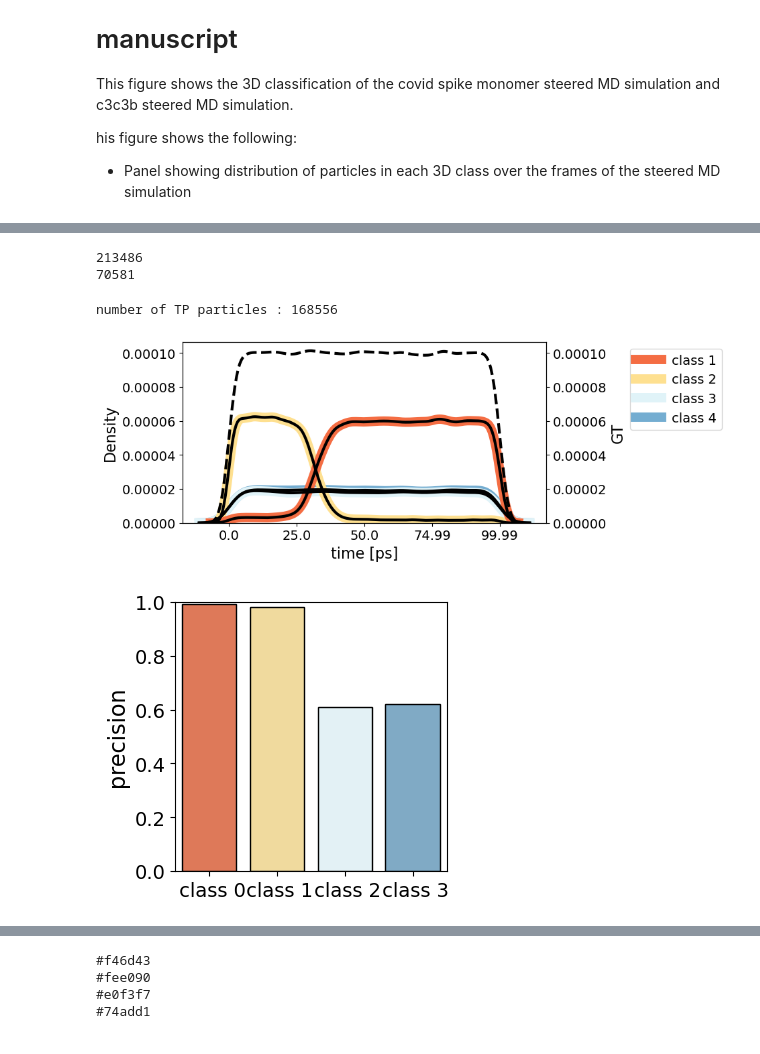
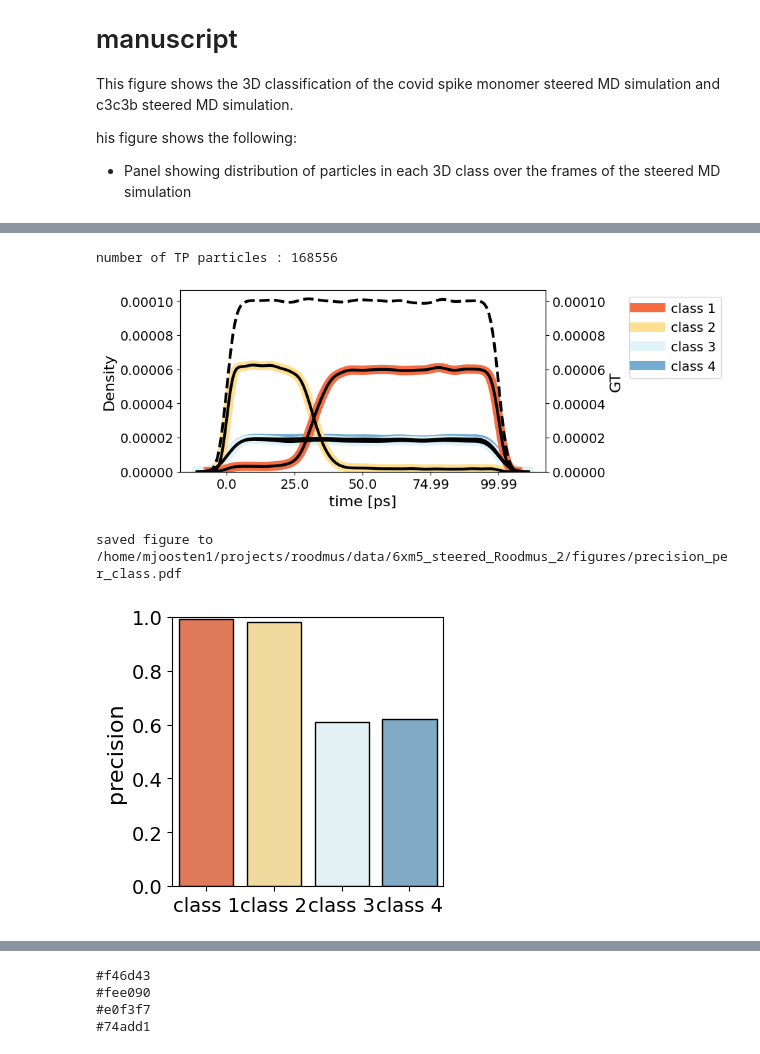
Before and after one commit to ccpem/roodmus, a Jupyter notebook: paper/supplementary_figure_4.ipynb, the cells around one changed output, grey strips where cells are left out. Saved outputs shown, nothing was run; the diff lists cells and outputs as text; code cells hidden in the pictures.

```diff
--- a/paper/supplementary_figure_4.ipynb
+++ b/paper/supplementary_figure_4.ipynb
@@ -90,13 +86,7 @@ df_picked.head()
-# %%
-print(len(df_picked))
-print(len(df_picked[df_picked["jobtype"] == "ab initio class 0"]))
-# %% [output]
-213486
-70581
 # %%
 # add a column to the df_picked data frame that indicates if the particles originates from the open or closed state of the spike protein
 df_truth["pdb_index"] = df_truth["pdb_filename"].apply(lambda x: int(x.strip(".pdb").split("_")[-1]))
-df_picked["jobtype"] = df_picked["metadata_filename"].apply(lambda x: jobtypes[x])
+# df_picked["jobtype"] = df_picked["metadata_filename"].apply(lambda x: jobtypes[x])
 df_picked_grouped = df_picked.groupby("TP").get_group(True)
 print(f"number of TP particles : {len(df_picked_grouped)}")
 num_classes = len(df_picked_grouped["jobtype"].unique())
@@ -181,34 +171,39 @@ ax_truth.tick_params(axis='both', which='major', labelsize=14)
 fig.savefig(os.path.join(project_dir, "figures", f"frame_distribution.pdf"), bbox_inches="tight")
 # %% [output]
 number of TP particles : 168556
-[figure, old version]
+[figure, new version]
 # %%
 # plot the preicison per 3D class
 df_precision["jobtype"] = df_precision["metadata_filename"].apply(lambda x: jobtypes[x].replace("ab initio", ""))
+# change the numbering in the classes from 0-n to 1-n+1
+df_precision["jobtype"] = df_precision["jobtype"].apply(lambda x: f"class {int(x.split()[-1])+1}")
 num_classes = len(df_precision["jobtype"].unique())
 colors = sns.color_palette("RdYlBu", n_colors=num_classes)
 
 fig, ax = plt.subplots(figsize=(3.5, 3.5))
 sns.barplot(
     data=df_precision,
     x="jobtype",
     y="precision",
     hue="jobtype",
     palette=colors,
     edgecolor='black',
     ax=ax,
     dodge=0,
     linewidth=1,
-    gap=0,
     errorbar=None,
 )
 ax.set_ylim((0, 1))
 ax.set_ylabel("precision", fontsize=16)
 ax.set_xlabel("")
 ax.tick_params(axis='both', which='major', labelsize=14)
+ax.legend().remove()
+
 fig.savefig(os.path.join(project_dir, "figures", f"precision_per_class.pdf"), bbox_inches="tight")
+print(f"saved figure to {os.path.join(project_dir, 'figures', 'precision_per_class.pdf')}")
 # %% [output]
+saved figure to /home/mjoosten1/projects/roodmus/data/6xm5_steered_Roodmus_2/figures/precision_per_class.pdf
-[figure, old version]
+[figure, new version]
 # %%
 results = {
     "class": [],
```
Also changed, not shown: parts of 3 cells of this notebook, 1 other file.
